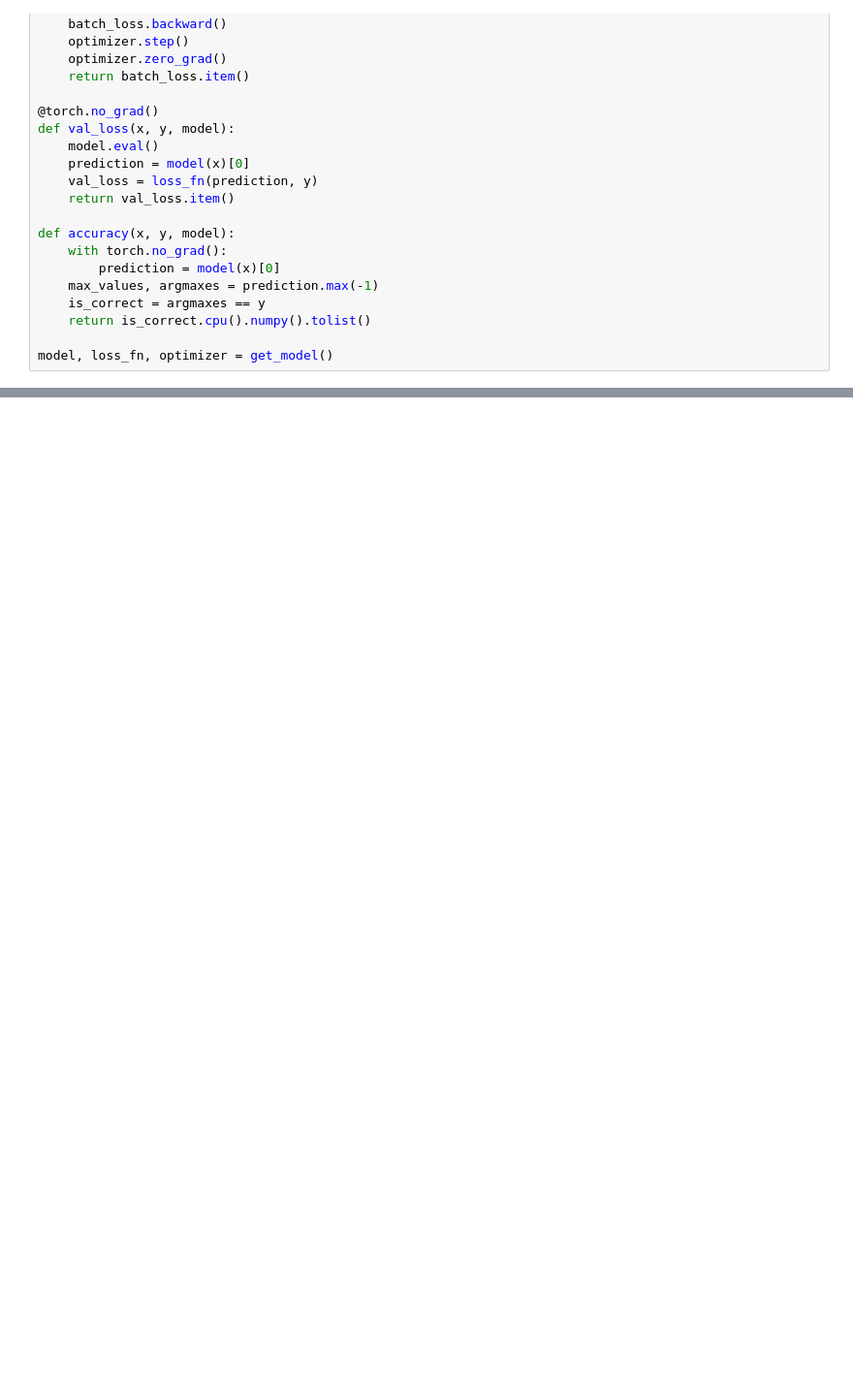
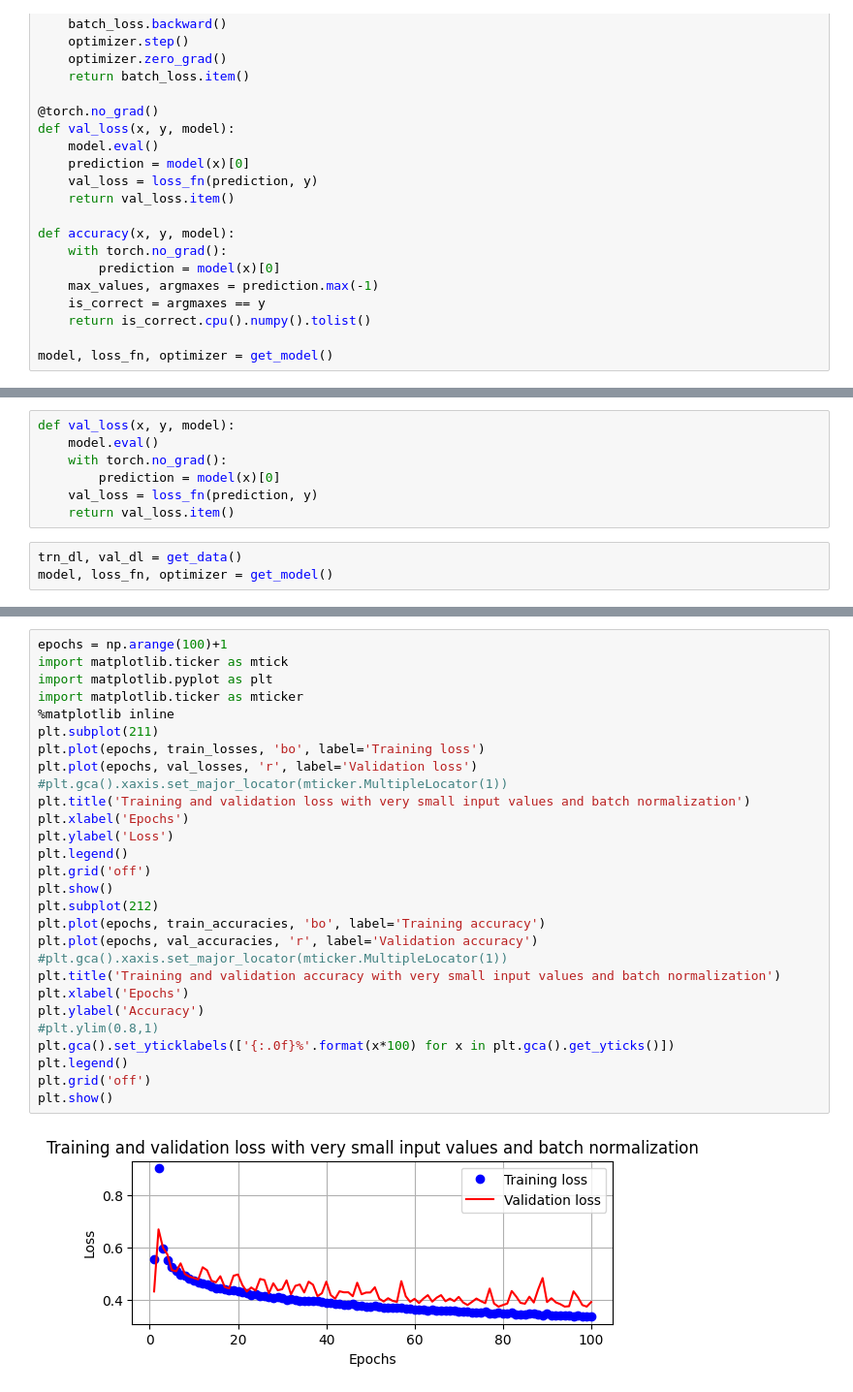
Before and after one commit to rammahayufitra/DeepLearning-Lesson, a Jupyter notebook: ANN-BATCH-NORMALIZATION.ipynb, the cells around one changed output, grey strips where cells are left out. Shown: that part at 97% size. Saved outputs shown, nothing was run; the diff lists cells and outputs as text; blank space fills up the shorter version.

```diff
--- a/ANN-BATCH-NORMALIZATION.ipynb
+++ b/ANN-BATCH-NORMALIZATION.ipynb
@@ -96,0 +255,10 @@ model, loss_fn, optimizer = get_model()
+# %%
+def val_loss(x, y, model):
+    model.eval()
+    with torch.no_grad():
+        prediction = model(x)[0]
+    val_loss = loss_fn(prediction, y)
+    return val_loss.item()
+# %%
+trn_dl, val_dl = get_data()
+model, loss_fn, optimizer = get_model()
@@ -96,0 +311,30 @@ model, loss_fn, optimizer = get_model()
+# %%
+epochs = np.arange(100)+1
+import matplotlib.ticker as mtick
+import matplotlib.pyplot as plt
+import matplotlib.ticker as mticker
+%matplotlib inline
+plt.subplot(211)
+plt.plot(epochs, train_losses, 'bo', label='Training loss')
+plt.plot(epochs, val_losses, 'r', label='Validation loss')
+#plt.gca().xaxis.set_major_locator(mticker.MultipleLocator(1))
+plt.title('Training and validation loss with very small input values and batch normalization')
+plt.xlabel('Epochs')
+plt.ylabel('Loss')
+plt.legend()
+plt.grid('off')
+plt.show()
+plt.subplot(212)
+plt.plot(epochs, train_accuracies, 'bo', label='Training accuracy')
+plt.plot(epochs, val_accuracies, 'r', label='Validation accuracy')
+#plt.gca().xaxis.set_major_locator(mticker.MultipleLocator(1))
+plt.title('Training and validation accuracy with very small input values and batch normalization')
+plt.xlabel('Epochs')
+plt.ylabel('Accuracy')
+#plt.ylim(0.8,1)
+plt.gca().set_yticklabels(['{:.0f}%'.format(x*100) for x in plt.gca().get_yticks()])
+plt.legend()
+plt.grid('off')
+plt.show()
+# %% [output]
+[figure, added]
```
Also changed, not shown: parts of 10 cells of this notebook.
